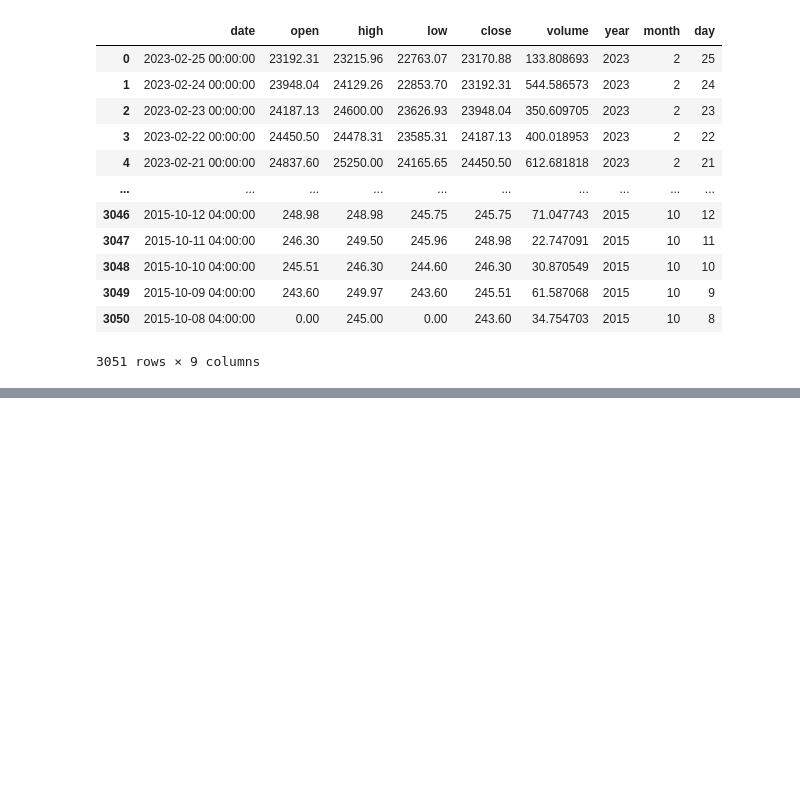
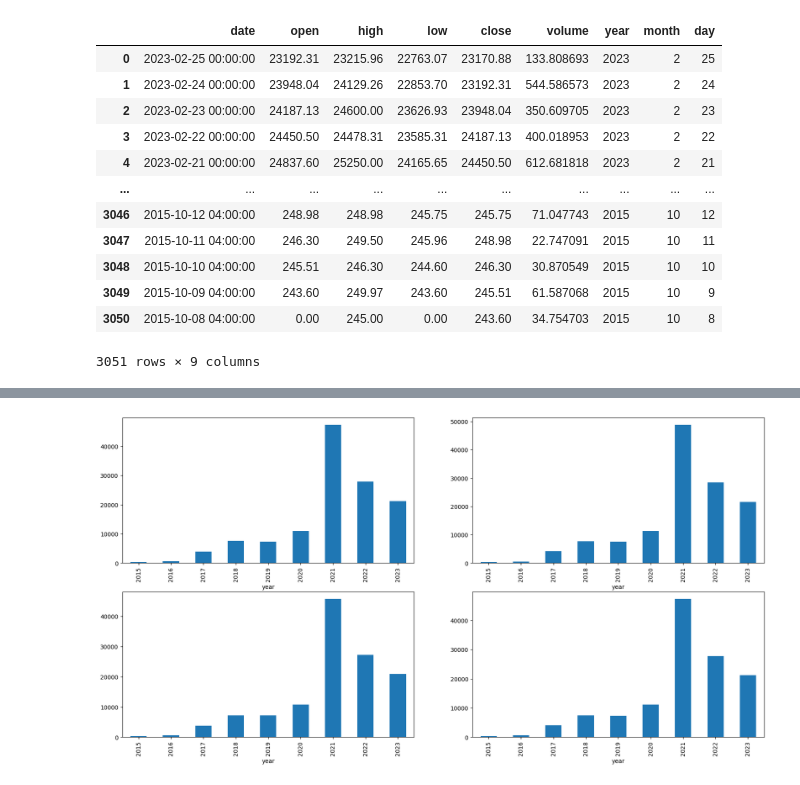
Before and after one commit to hristo-darlyanov/CryptoTradingMLPredictor, a Jupyter notebook: main.ipynb, the cells around one changed output, grey strips where cells are left out. Cells and saved outputs as stored; diff of their text form; code cells hidden in the pictures; blank space fills up the shorter version.

Commit message:
Data Visualization and correlation
Added some data visualization and correlation between dataframe columns. Also added scikit-learn for future ml testing

```diff
--- a/main.ipynb
+++ b/main.ipynb
@@ -87,0 +126,9 @@ df
+# %%
+data_grouped = df.groupby('year').mean()
+plt.subplots(figsize=(20,10))
+for i, col in enumerate(['open', 'high', 'low', 'close']):
+  plt.subplot(2,2,i+1)
+  data_grouped[col].plot.bar()
+plt.show()
+# %% [output]
+[figure, added]
```
Also changed, not shown: parts of 5 cells of this notebook.
